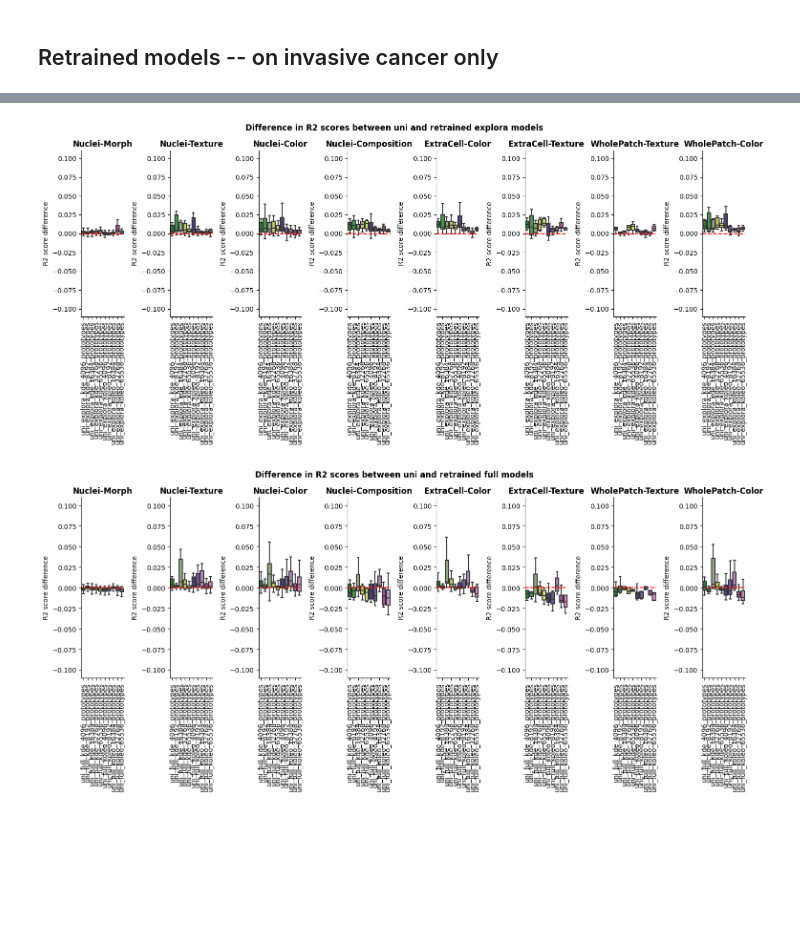
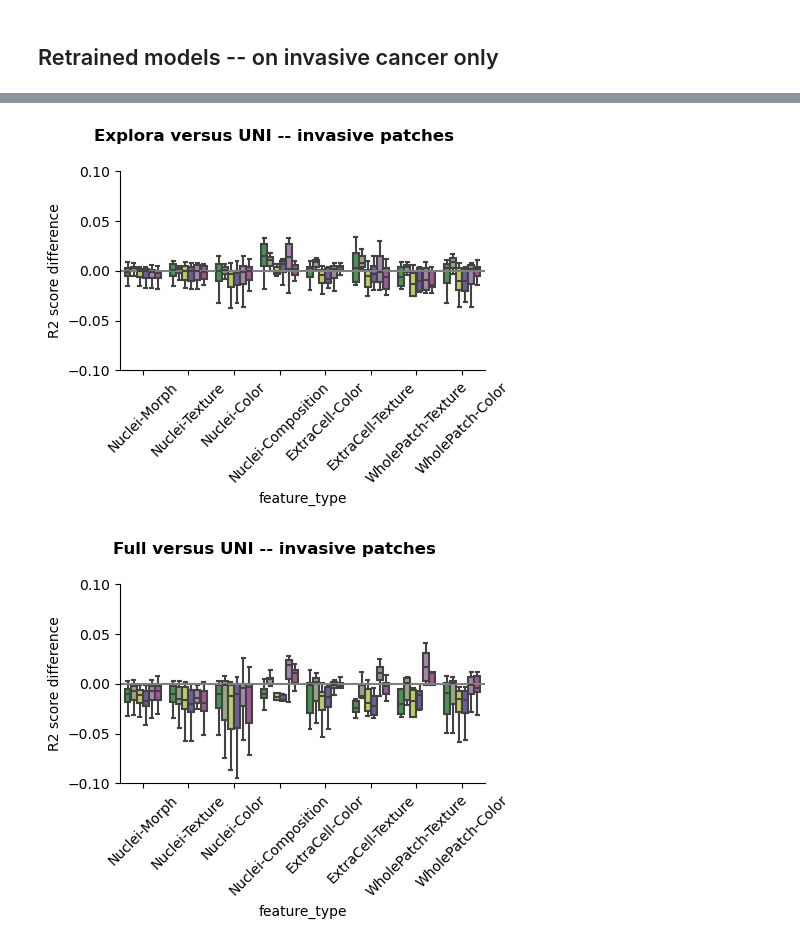
Before and after one commit to AI-for-RNA-Biology/TumorArchetype_FM, a Jupyter notebook: notebooks/TNBC/2_Regression_handcrafted_features.ipynb, the cells around one changed output, grey strips where cells are left out. Cells and saved outputs as stored; diff of their text form; code cells hidden in the pictures; blank space fills up the shorter version.

```diff
--- a/notebooks/TNBC/2_Regression_handcrafted_features.ipynb
+++ b/notebooks/TNBC/2_Regression_handcrafted_features.ipynb
@@ -12,7 +12,7 @@ warnings.filterwarnings("ignore", category=UserWarning)
 warnings.filterwarnings("ignore", category=FutureWarning)
 
 # Load configuration
-with open("../config/config_notebooks.json", "r") as config_file:
+with open("../../config/config_notebooks_TNBC.json", "r") as config_file:
     config = json.load(config_file)
 
 matplotlib.rcParams["pdf.fonttype"] = 42
@@ -319,7 +319,18 @@ uni vs. simclr: P=2.29e-01
 # %%
 plt.figure(figsize=(25, 5))
-for feature in df_melted['feature_type'].unique():
-    plt.subplot(1, 8, list(df_melted['feature_type'].unique()).index(feature) + 1)
+ordered_list = ["Nuclei-Morph",
+                "Nuclei-Texture",
+                "Nuclei-Color",
+                "Nuclei-Composition",
+                "ExtraCell-Color",
+                "ExtraCell-Texture",
+                "WholePatch-Texture",
+                "WholePatch-Color"]
+# for feature in df_melted['feature_type'].unique():
+for feature in ordered_list:
+    # plt.subplot(1, 8, list(df_melted['feature_type'].unique()).index(feature) + 1)
+    plt.subplot(1, 8, list(ordered_list).index(feature) + 1)
+
     sns.boxplot(df_melted[df_melted['feature_type'] == feature],
                               x='Model',
                               y='R2 score',
@@ -333,5 +344,5 @@ for feature in df_melted['feature_type'].unique():
     plt.ylim(0, 1)
 
 plt.tight_layout()
-plt.savefig(os.path.join(config["figures_folder"], "Figure3/handcrafted_features_r2_per_feature.pdf"), bbox_inches='tight')
+# plt.savefig(os.path.join(config["figures_folder"], "Figure3/handcrafted_features_r2_per_feature.pdf"), bbox_inches='tight')
 # %% [output]
@@ -717,48 +760,50 @@ feature_types
 # %%
 for model_type, names, benchmark_folder in zip([config['retrained_model_list1_type'],
                                     config['retrained_model_list2_type']],
                                     [config['retrained_model_list1'],
                                       config['retrained_model_list2']],
                                       [config['retrained_benchmark_folder1'],
                                        config['retrained_benchmark_folder2']]):
 
     dfs = []
 
 
     for model_name in names:
         # names.append(file)
 
         dfs.append(pd.read_csv(os.path.join(benchmark_folder, "regression", "linear", "invasive", model_name, 'r2_scores.csv'), index_col=0))
 
     df = pd.concat(dfs, axis=1)
     df.columns = names
 
     df_diff = df.apply(lambda x: x - df['uni'], axis=0)
     df_diff.drop('uni', axis=1, inplace=True)
 
-    #feature_types = list(set([idx.split("_")[0] for idx in df_diff.index]))
+    # feature_types = list(set([idx.split("_")[0] for idx in df_diff.index]))
+    # feature_types_order = df_melted['feature_type'].unique()
+    plt.figure(figsize=(5, 4))
 
-    plt.figure(figsize=(15, 7))
-    for j, feature_type in enumerate(feature_types_order):
-        plt.subplot(1, len(feature_types), j+1)
-        idxs = [idx for idx in df_diff.index if idx.startswith(feature_type)]
-        sns.boxplot(data=df_diff.loc[idxs], palette=retrained_palette[1:], showfliers=False)
-        plt.xticks(rotation=90)
-        plt.title(f"{feature_type}", weight='bold')
-        plt.ylabel("R2 score difference")
-        sns.despine()
-        if model_type == "full":
-            plt.ylim(-0.05, 0.05)
-        else:
+    df_diff_melted = df_diff.reset_index().melt(id_vars='index', var_name='Model', value_name='R2 score difference')
+    df_diff_melted.rename(columns={'index': 'feature'}, inplace=True)
+    df_diff_melted["feature_type"] = [idx.split("_")[0] for idx in df_diff_melted['feature']]
 
-            plt.ylim(-0.05, 0.05)
+    # enforce the desired order for feature_type and sort the dataframe accordingly
+    df_diff_melted['feature_type'] = pd.Categorical(df_diff_melted['feature_type'],
+                                                    categories=ordered_list,
+                                                    ordered=True)
+    df_diff_melted = df_diff_melted.sort_values('feature_type').reset_index(drop=True)
 
-        plt.ylim(-0.11, 0.11)
-        plt.axhline(0, color='red', linestyle='--')
-    plt.suptitle(f"Difference in R2 scores between uni and retrained {model_type} models", weight='bold')
+    sns.boxplot(df_diff_melted, x='feature_type', y='R2 score difference', hue="Model", showfliers=False, palette=retrained_palette[1:], linewidth=1.5)
+    sns.despine()
+    plt.ylim(-0.1, 0.1)
+    # plt.legend(bbox_to_anchor=(1.05, 1), loc='upper left')
+    plt.legend().remove()
+    plt.xticks(rotation=45);
+    plt.axhline(y=0, color="gray")
+    #i += 1
+    plt.suptitle(f"{model_type.capitalize()} versus UNI -- invasive patches", weight='bold')
     plt.tight_layout()
-
-plt.savefig(os.path.join(config["figures_folder"], f"Figure3/handcrafted_features_r2_diff_{model_type}_vs_uni_per_feature_invasive.pdf"), bbox_inches='tight')
+    plt.savefig(os.path.join(config["figures_folder"], f"Figure3/handcrafted_features_r2_diff_{model_type}_vs_uni_per_feature_invasive_only.pdf"), bbox_inches='tight')
 # %% [output]
-[figure, old version]
+[figure, new version]
-[figure, old version]
+[figure, new version]
```
Also changed, not shown: parts of 20 cells of this notebook, 17 other files.
